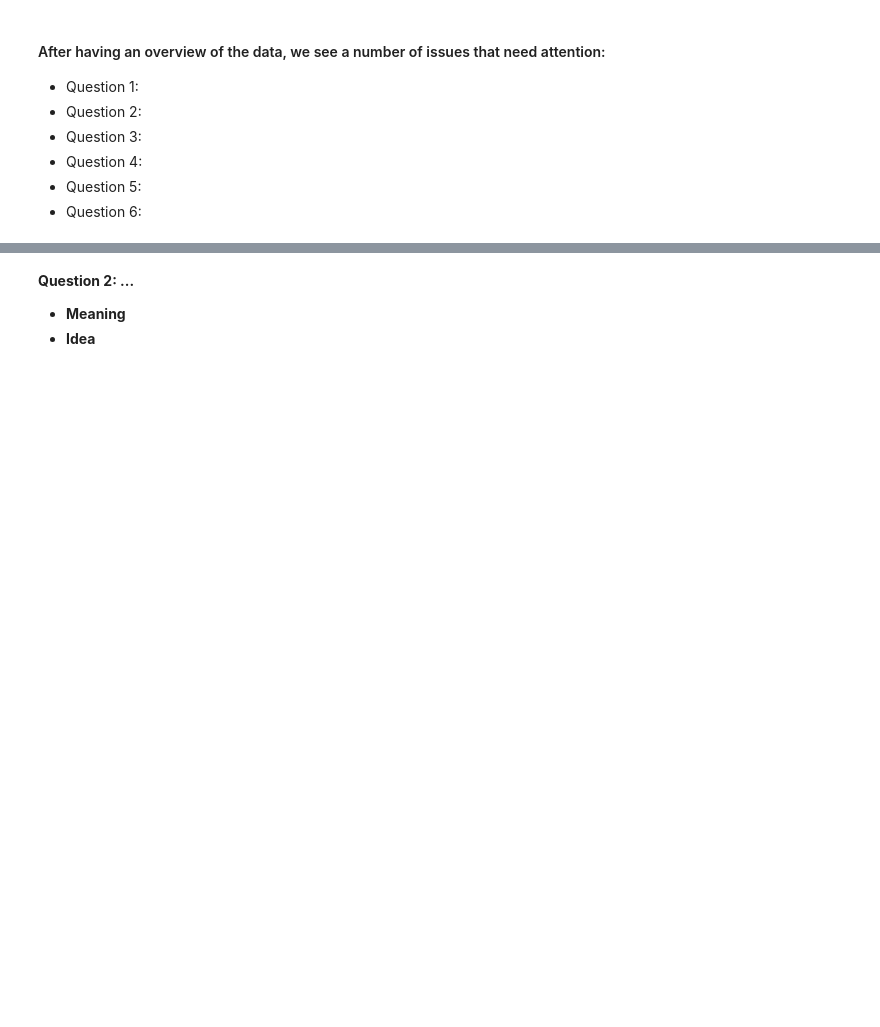
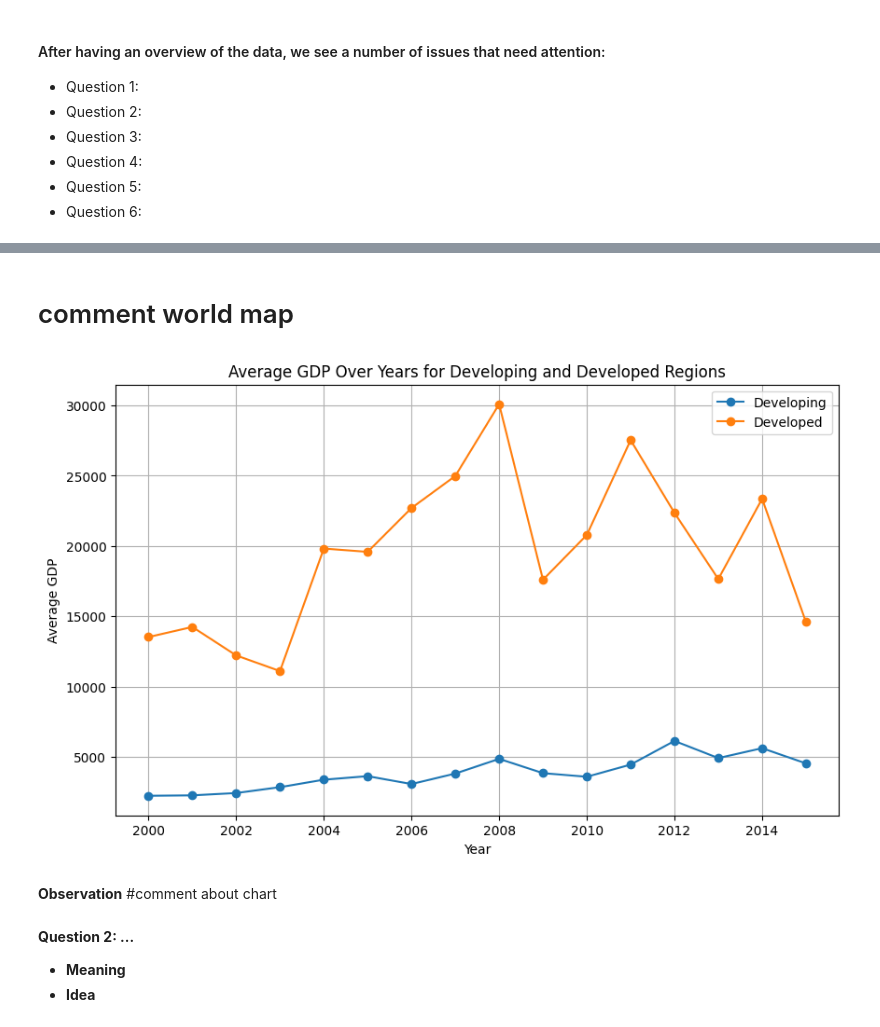
Before and after one commit to huyban2003/P4DS, a Jupyter notebook: Notebook.ipynb, the cells around one changed output, grey strips where cells are left out. Cells and saved outputs as stored; diff of their text form; code cells hidden in the pictures; blank space fills up the shorter version.

```diff
--- a/Notebook.ipynb
+++ b/Notebook.ipynb
@@ -433,3 +505,30 @@ df.to_csv('Data/LifeExpectancyDataCleaned.csv', index=False)
+# %% [markdown]
+# comment world map
+# %%
+##TODO
+developing_data = df[df['Status'] == 'Developing']
+developed_data = df[df['Status'] == 'Developed']
+
+# calculate gdp over year
+avg_developing = developing_data.groupby('Year')['GDP'].mean()
+avg_developed = developed_data.groupby('Year')['GDP'].mean()
+
+# plot chart
+plt.figure(figsize=(10, 6))
+plt.plot(avg_developing.index, avg_developing.values, label='Developing', marker='o')
+plt.plot(avg_developed.index, avg_developed.values, label='Developed', marker='o')
+
+plt.title('Average GDP Over Years for Developing and Developed Regions')
+plt.xlabel('Year')
+plt.ylabel('Average GDP')
+plt.legend()
+plt.grid(True)
+plt.show()
+# %% [output]
+[figure, added]
+# %% [markdown]
+**Observation**
+#comment about chart
 # %% [markdown]
 **Question 2: ...**
 - **Meaning**
```
Also changed, not shown: parts of 10 cells of this notebook, 1 other file.
